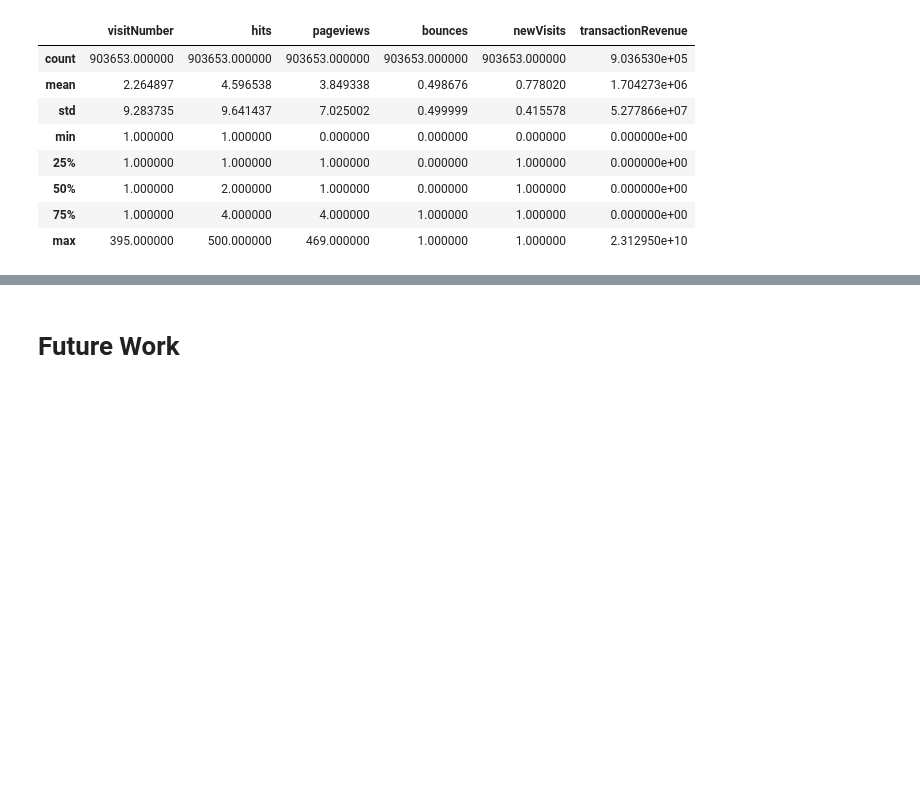
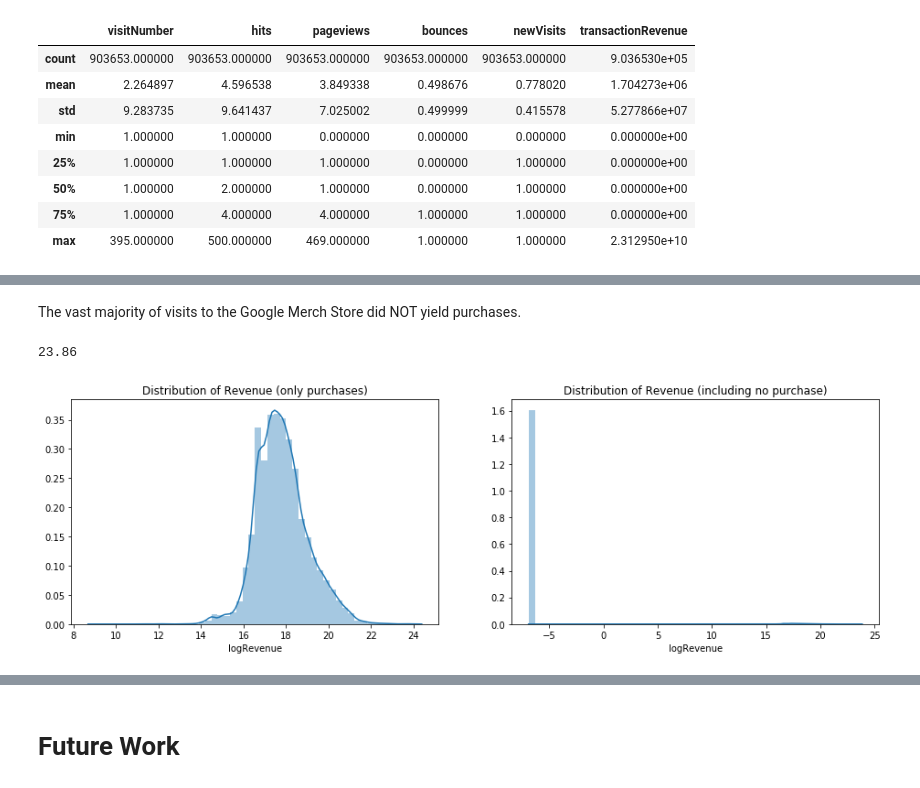
Before and after one commit to akelly66/Flatiron-School, a Jupyter notebook: Capstone-Project/CLV-attrition.ipynb, the cells around one changed output, grey strips where cells are left out. Drawn from its saved outputs; the diff is of its cells as text; code cells hidden in the pictures; blank space fills up the shorter version.

```diff
--- a/Capstone-Project/CLV-attrition.ipynb
+++ b/Capstone-Project/CLV-attrition.ipynb
@@ -284,0 +291,2 @@ df.describe()
+# %%
+df['logRevenue'] = np.log(df.transactionRevenue+.001)
@@ -285,4 +302,7 @@ df.describe()
 # %%
+purchase_df = df.loc[df.transactionRevenue > 0.0]
+
 print('Our timeline begins: ', df.visitStartTime.min(), 'and ends: ', df.visitStartTime.max())
+print(f'{len(purchase_df)} customers made purchases during that time period totalling {round(purchase_df.logRevenue.sum(),2)}')
 # %% [output]
 Our timeline begins:  2016-08-01 07:00:12 and ends:  2017-08-02 06:59:53
@@ -311,0 +310,19 @@ dtype: object
+# %% [markdown]
+The vast majority of visits to the Google Merch Store did NOT yield purchases.
+# %%
+round(purchase_df.logRevenue.max(),2)
+# %% [output]
+23.86
+# %%
+fig = plt.subplots(figsize=(13, 4))
+plt.tight_layout()
+
+plt.subplot(1, 2, 1)
+sns.distplot(purchase_df.logRevenue)
+plt.title(f"Distribution of Revenue (only purchases)")
+
+plt.subplot(1, 2, 2)
+sns.distplot(df.logRevenue)
+plt.title(f"Distribution of Revenue (including no purchase)");
+# %% [output]
+[figure, added]
```
Also changed, not shown: parts of 28 cells of this notebook, 1 other file.
